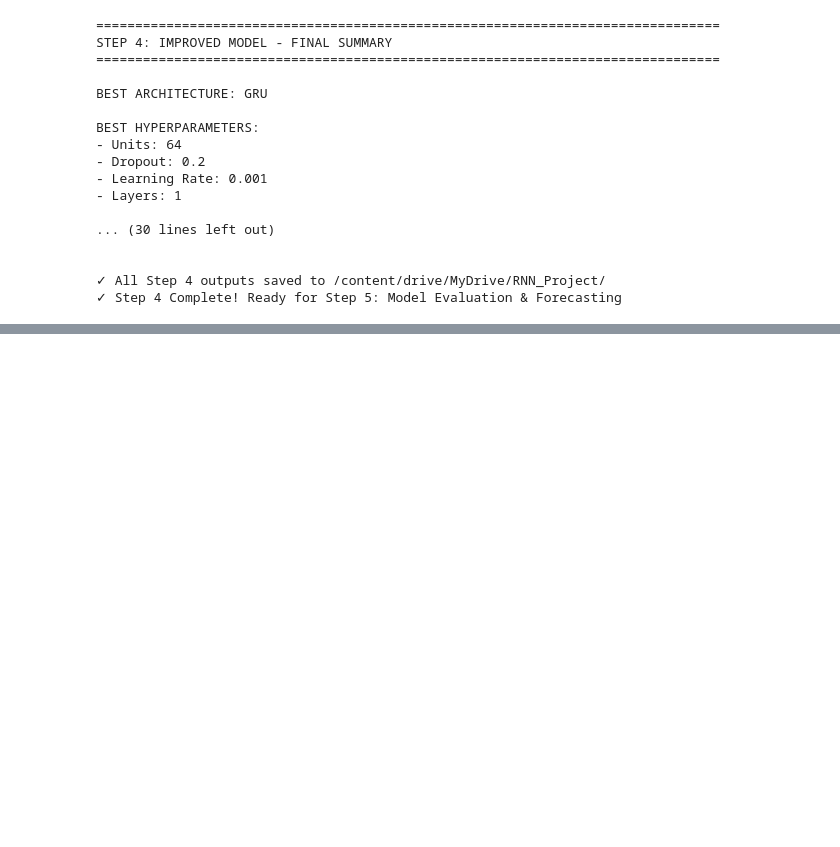
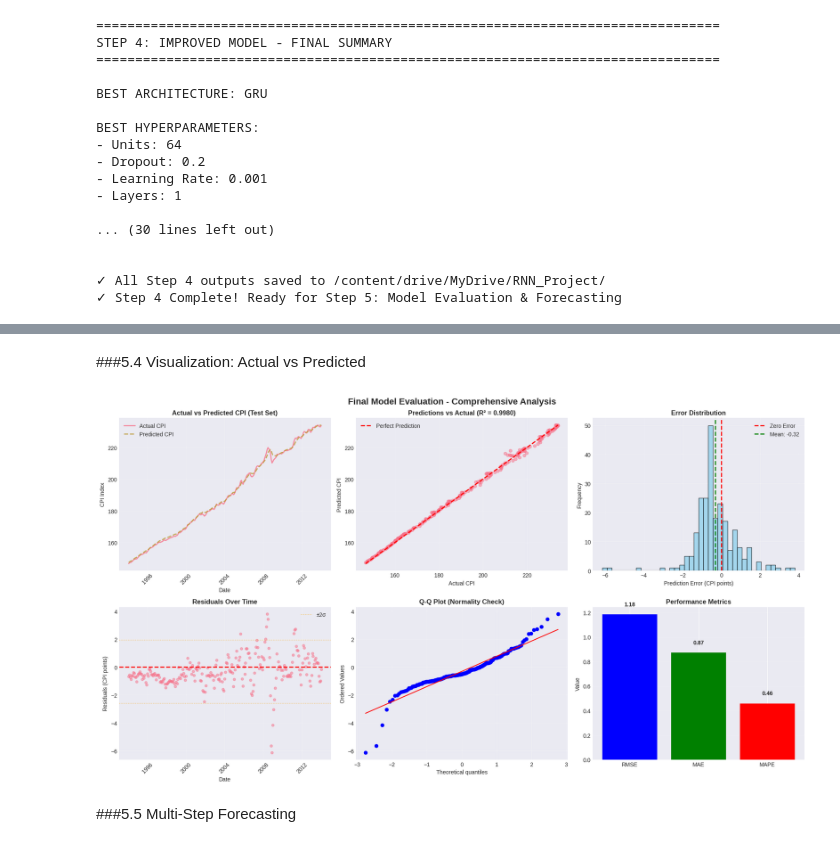
Before and after one commit to kassahun-tigabu/Inflation-Forecasting-, a Jupyter notebook: Untitled0.ipynb, the cells around one changed output, grey strips where cells are left out. Cells and saved outputs as stored; diff of their text form; code cells hidden in the pictures; blank space fills up the shorter version.

Commit message:
To include the model ealution

```diff
--- a/Untitled0.ipynb
+++ b/Untitled0.ipynb
@@ -1570,0 +1789,74 @@ BEST HYPERPARAMETERS:
+# %% [markdown]
+###5.4 Visualization: Actual vs Predicted
+# %%
+# Create comprehensive visualization
+fig, axes = plt.subplots(2, 3, figsize=(18, 10))
+
+# Plot 1: Time series comparison
+test_dates = df.index[-len(y_test_actual):]
+axes[0, 0].plot(test_dates, y_test_actual, label='Actual CPI', linewidth=2, alpha=0.8)
+axes[0, 0].plot(test_dates, y_pred_actual, label='Predicted CPI', linewidth=2, alpha=0.8, linestyle='--')
+axes[0, 0].set_title('Actual vs Predicted CPI (Test Set)', fontsize=12, fontweight='bold')
+axes[0, 0].set_xlabel('Date')
+axes[0, 0].set_ylabel('CPI Index')
+axes[0, 0].legend()
+axes[0, 0].grid(True, alpha=0.3)
+axes[0, 0].tick_params(axis='x', rotation=45)
+
+# Plot 2: Scatter plot with perfect prediction line
+axes[0, 1].scatter(y_test_actual, y_pred_actual, alpha=0.5, s=30)
+axes[0, 1].plot([y_test_actual.min(), y_test_actual.max()],
+                [y_test_actual.min(), y_test_actual.max()],
+                'r--', linewidth=2, label='Perfect Prediction')
+axes[0, 1].set_title(f'Predictions vs Actual (R² = {r2:.4f})', fontsize=12, fontweight='bold')
+axes[0, 1].set_xlabel('Actual CPI')
+axes[0, 1].set_ylabel('Predicted CPI')
+axes[0, 1].legend()
+axes[0, 1].grid(True, alpha=0.3)
+
+# Plot 3: Error distribution
+axes[0, 2].hist(errors, bins=40, color='skyblue', edgecolor='black', alpha=0.7)
+axes[0, 2].axvline(x=0, color='red', linestyle='--', linewidth=2, label='Zero Error')
+axes[0, 2].axvline(x=np.mean(errors), color='green', linestyle='--', linewidth=2, label=f'Mean: {np.mean(errors):.2f}')
+axes[0, 2].set_title('Error Distribution', fontsize=12, fontweight='bold')
+axes[0, 2].set_xlabel('Prediction Error (CPI points)')
+axes[0, 2].set_ylabel('Frequency')
+axes[0, 2].legend()
+axes[0, 2].grid(True, alpha=0.3)
+
+# Plot 4: Residuals over time
+axes[1, 0].scatter(test_dates, errors, alpha=0.5, s=20)
+axes[1, 0].axhline(y=0, color='red', linestyle='--', linewidth=2)
+axes[1, 0].axhline(y=np.mean(errors) + 2*np.std(errors), color='orange', linestyle=':', linewidth=1, alpha=0.7, label='±2σ')
+axes[1, 0].axhline(y=np.mean(errors) - 2*np.std(errors), color='orange', linestyle=':', linewidth=1, alpha=0.7)
+axes[1, 0].set_title('Residuals Over Time', fontsize=12, fontweight='bold')
+axes[1, 0].set_xlabel('Date')
+axes[1, 0].set_ylabel('Residuals (CPI points)')
+axes[1, 0].legend()
+axes[1, 0].grid(True, alpha=0.3)
+axes[1, 0].tick_params(axis='x', rotation=45)
+
+# Plot 5: Q-Q plot for normality check
+from scipy import stats
+stats.probplot(errors, dist="norm", plot=axes[1, 1])
+axes[1, 1].set_title('Q-Q Plot (Normality Check)', fontsize=12, fontweight='bold')
+axes[1, 1].grid(True, alpha=0.3)
+
+# Plot 6: Metrics bar chart
+metrics_to_plot = {'RMSE': rmse, 'MAE': mae, 'MAPE': mape}
+bars = axes[1, 2].bar(metrics_to_plot.keys(), metrics_to_plot.values(), color=['blue', 'green', 'red'])
+axes[1, 2].set_title('Performance Metrics', fontsize=12, fontweight='bold')
+axes[1, 2].set_ylabel('Value')
+axes[1, 2].grid(True, alpha=0.3, axis='y')
+for bar, value in zip(bars, metrics_to_plot.values()):
+    axes[1, 2].text(bar.get_x() + bar.get_width()/2, bar.get_height() + 0.05 * max(metrics_to_plot.values()),
+                    f'{value:.2f}', ha='center', va='bottom', fontweight='bold')
+
+plt.suptitle('Final Model Evaluation - Comprehensive Analysis', fontsize=16, fontweight='bold')
+plt.tight_layout()
+plt.savefig('/content/drive/MyDrive/RNN_Project/final_evaluation_plots.png', dpi=150, bbox_inches='tight')
+plt.show()
+# %% [output]
+[figure, added]
+# %% [markdown]
+###5.5 Multi-Step Forecasting
```
Also changed, not shown: parts of 15 cells of this notebook, 2 other files.
